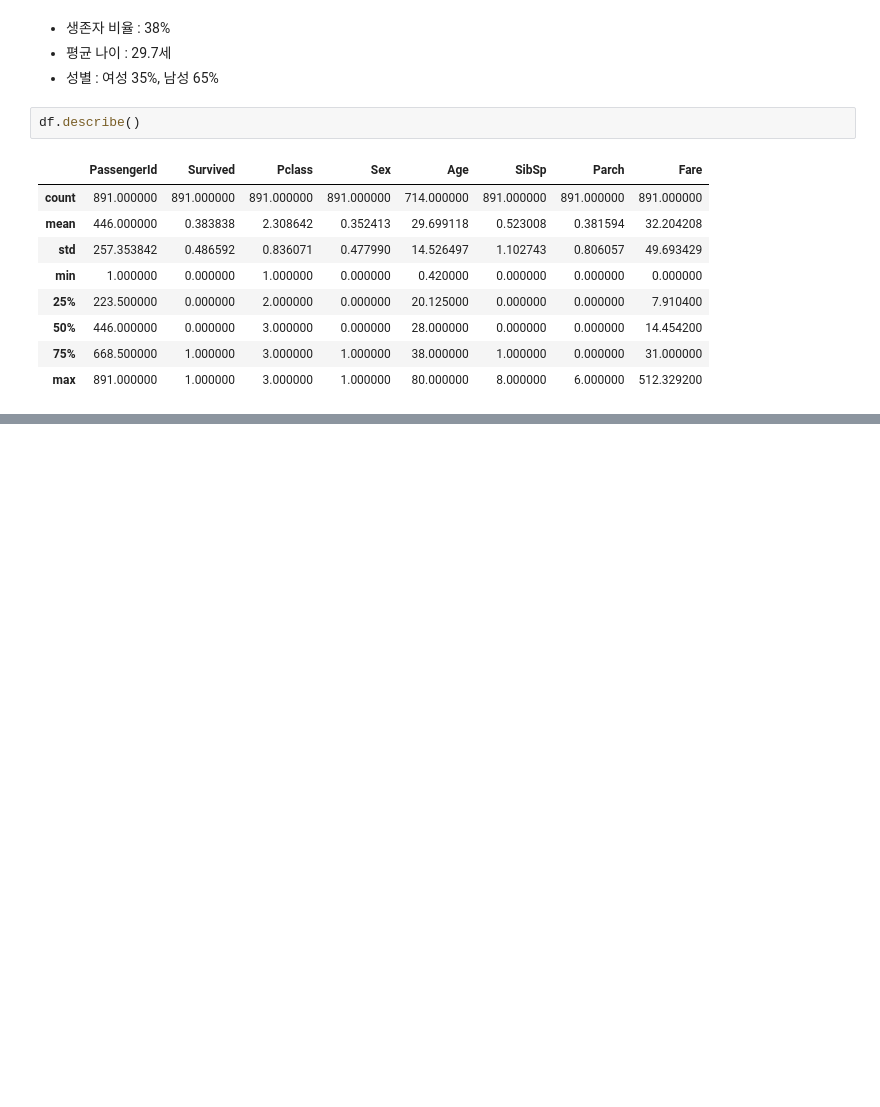
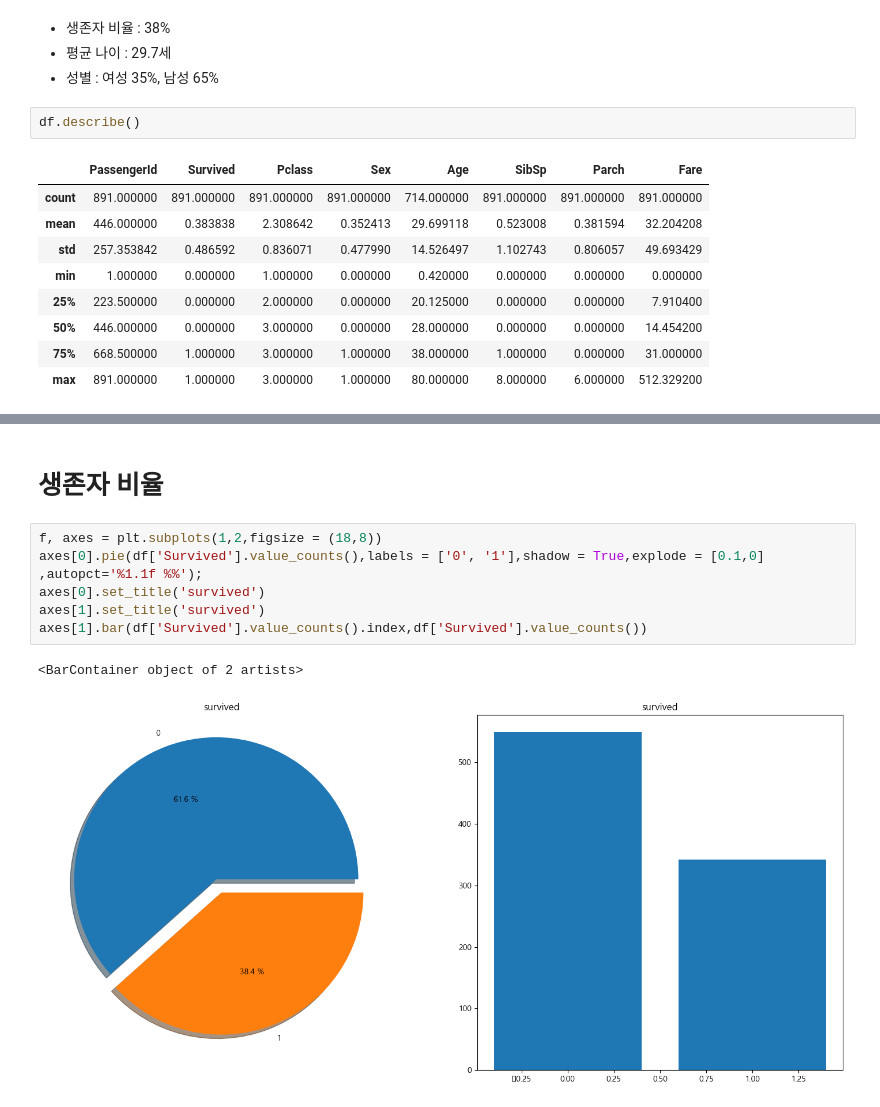
Before and after one commit to yunjihyung/titanic, a Jupyter notebook: code.ipynb, the cells around one changed output, grey strips where cells are left out. Drawn from its saved outputs; the diff is of its cells as text; blank space fills up the shorter version.

```diff
--- a/code.ipynb
+++ b/code.ipynb
@@ -124,0 +258,11 @@ msno.matrix(df, figsize = (8,8), color= (0.8,0.4,0.1))
+# %% [markdown]
+# 생존자 비율
+# %%
+f, axes = plt.subplots(1,2,figsize = (18,8))
+axes[0].pie(df['Survived'].value_counts(),labels = ['0', '1'],shadow = True,explode = [0.1,0] ,autopct='%1.1f %%');
+axes[0].set_title('survived')
+axes[1].set_title('survived')
+axes[1].bar(df['Survived'].value_counts().index,df['Survived'].value_counts())
+# %% [output]
+<BarContainer object of 2 artists>
+[figure, added]
```
Also changed, not shown: parts of 71 cells of this notebook.
